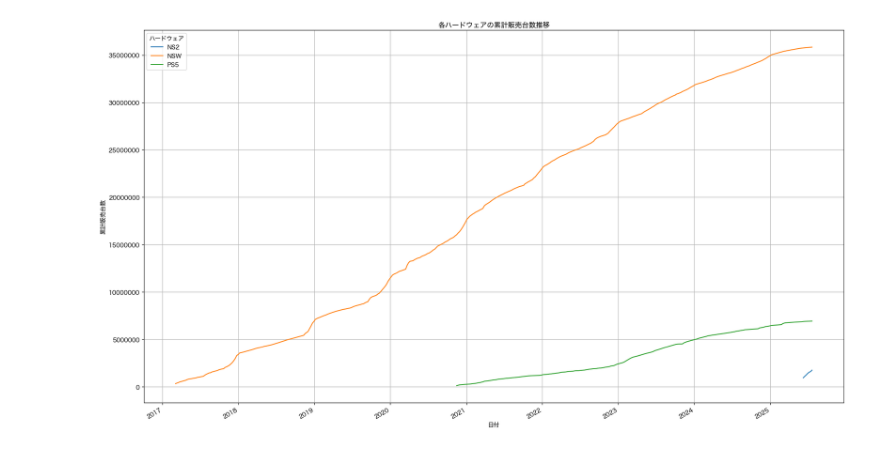
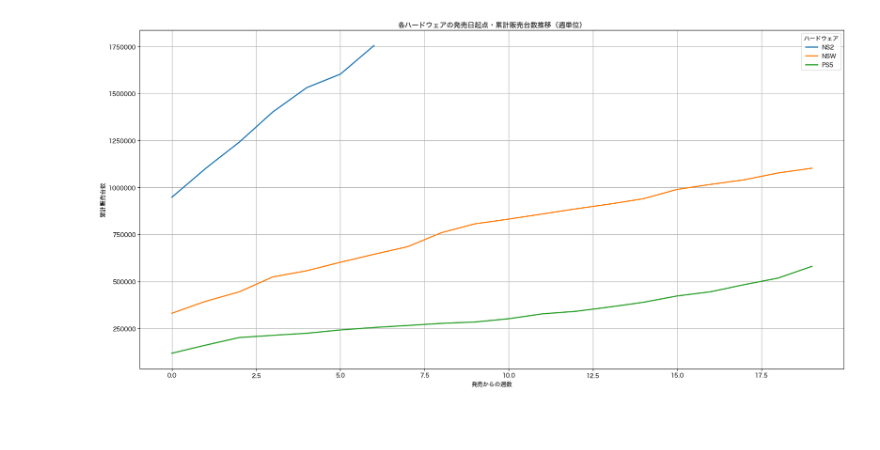
Before and after one commit to hidenden/gamedata, a Jupyter notebook: analysis/cumulative_graph.ipynb, the cells around one changed output. Cells and saved outputs as stored; diff of their text form; code cells hidden in the pictures; blank space fills up the shorter version.

```diff
--- a/analysis/cumulative_graph.ipynb
+++ b/analysis/cumulative_graph.ipynb
@@ -28,25 +34,5 @@ pivot_df
-# %%
-
-
-# 4. グラフ描画
-plt.figure(figsize=(18, 10))
-plt.rcParams['font.family'] = 'Hiragino Sans'  # または 'Hiragino Sans', 'Osaka' など
-plt.rcParams['axes.unicode_minus'] = False   # マイナス記号の文字化け防止
-
-pivot_df.plot(ax=plt.gca(), kind='line')
-plt.title('各ハードウェアの累計販売台数推移')
-plt.xlabel('日付')
-plt.ylabel('累計販売台数')
-plt.legend(title='ハードウェア')
-# plt.gca().set_ylabel('累計販売台数')
-
-# 縦軸の表示を指数表示から整数表示に変更
-from matplotlib.ticker import ScalarFormatter
-plt.gca().yaxis.set_major_formatter(ScalarFormatter(useOffset=False))
-plt.gca().ticklabel_format(style='plain', axis='y')
-
-plt.grid(True)
-plt.tight_layout()
-plt.show()
-# %% [output]
-[figure, removed]
+# %%
+fig = ph.plot_cumulative_sales_by_delta(hard_sales_df, ["NS2", "NSW", "PS5"], limit=20, monthly=False)
+fig.show()
+# %% [output]
+[figure, added]
```
Also changed, not shown: parts of 11 cells of this notebook, 3 other files.
